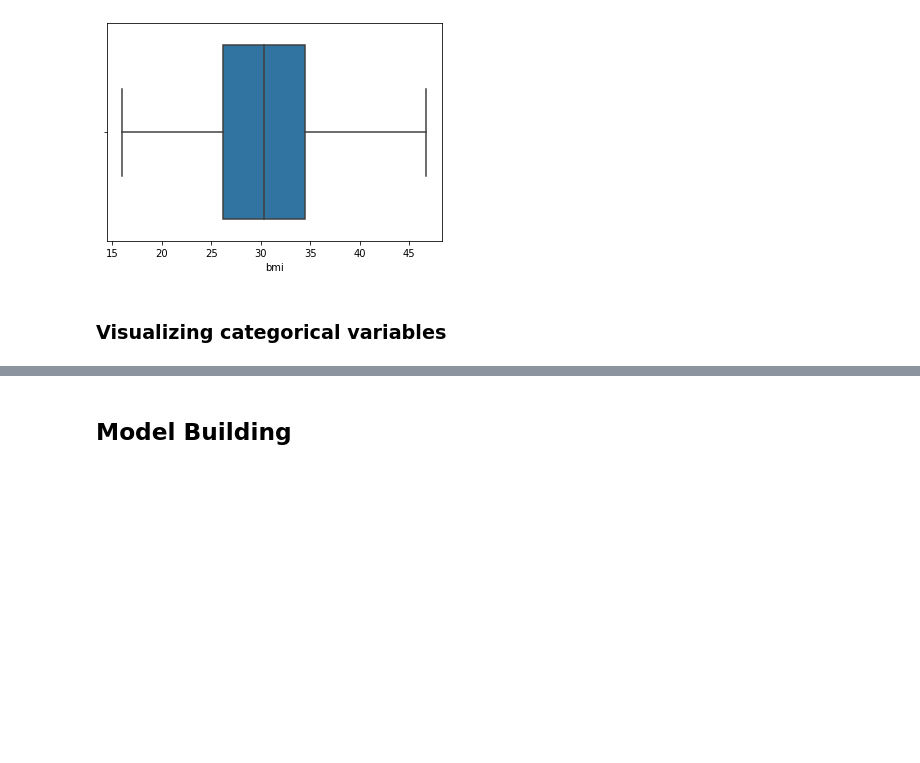
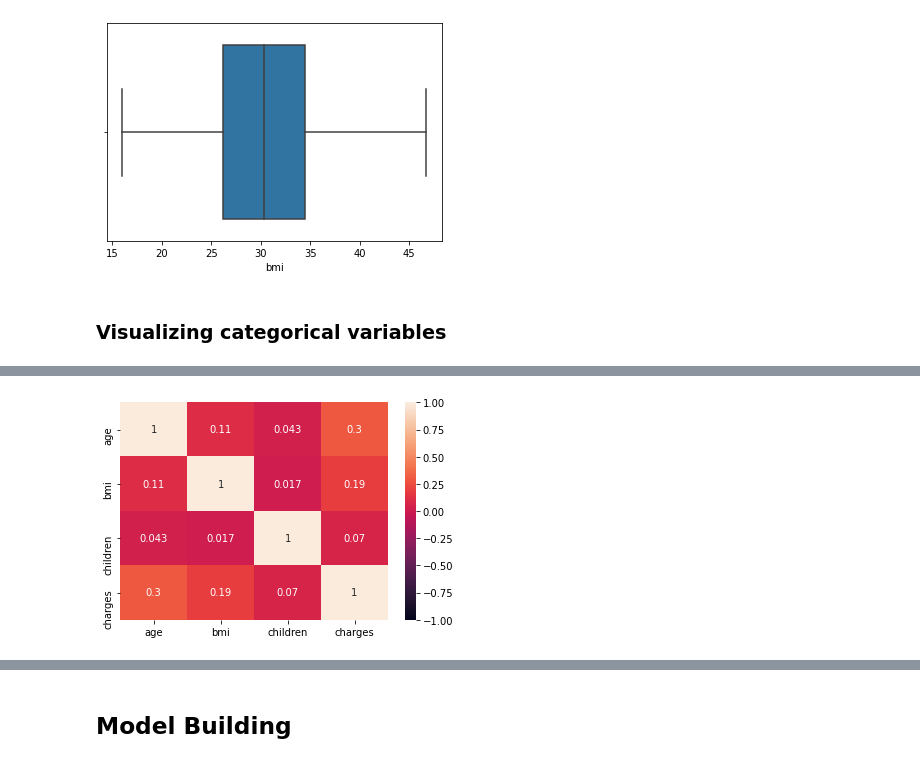
Before and after one commit to Snigdha171/PythonMiniProgramSeries, a Jupyter notebook: Health-Insurance-DataAnalysis/health_insurance_dataAnalysis.ipynb, the cells around one changed output, grey strips where cells are left out. Drawn from its saved outputs; the diff is of its cells as text; code cells hidden in the pictures; blank space fills up the shorter version.

```diff
--- a/Health-Insurance-DataAnalysis/health_insurance_dataAnalysis.ipynb
+++ b/Health-Insurance-DataAnalysis/health_insurance_dataAnalysis.ipynb
@@ -170,0 +196,4 @@ sns.boxplot(x = 'bmi', data = health_ins_df_clean)
+# %%
+heatmap = sns.heatmap(health_ins_df_clean.corr(), vmin=-1, vmax=1, annot=True)
+# %% [output]
+[figure, added]
```
Also changed, not shown: parts of 8 cells of this notebook.
